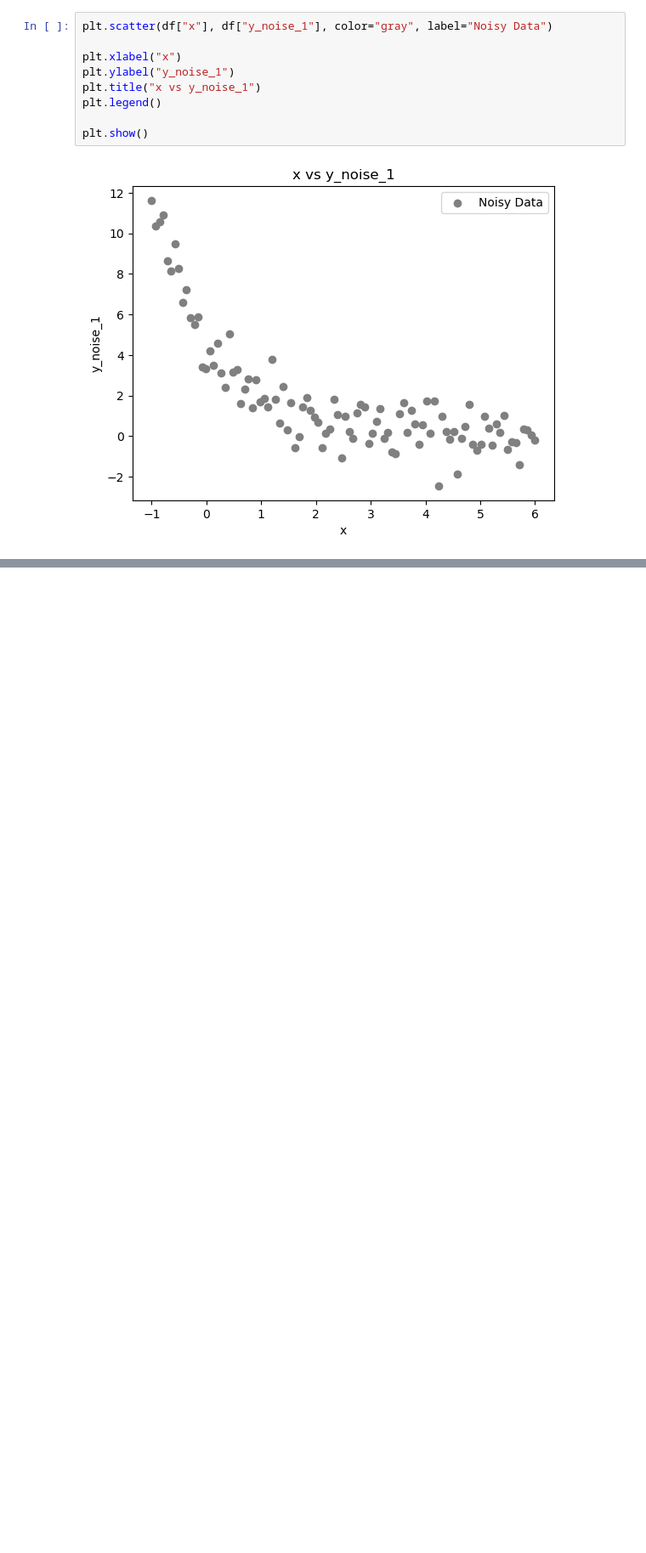
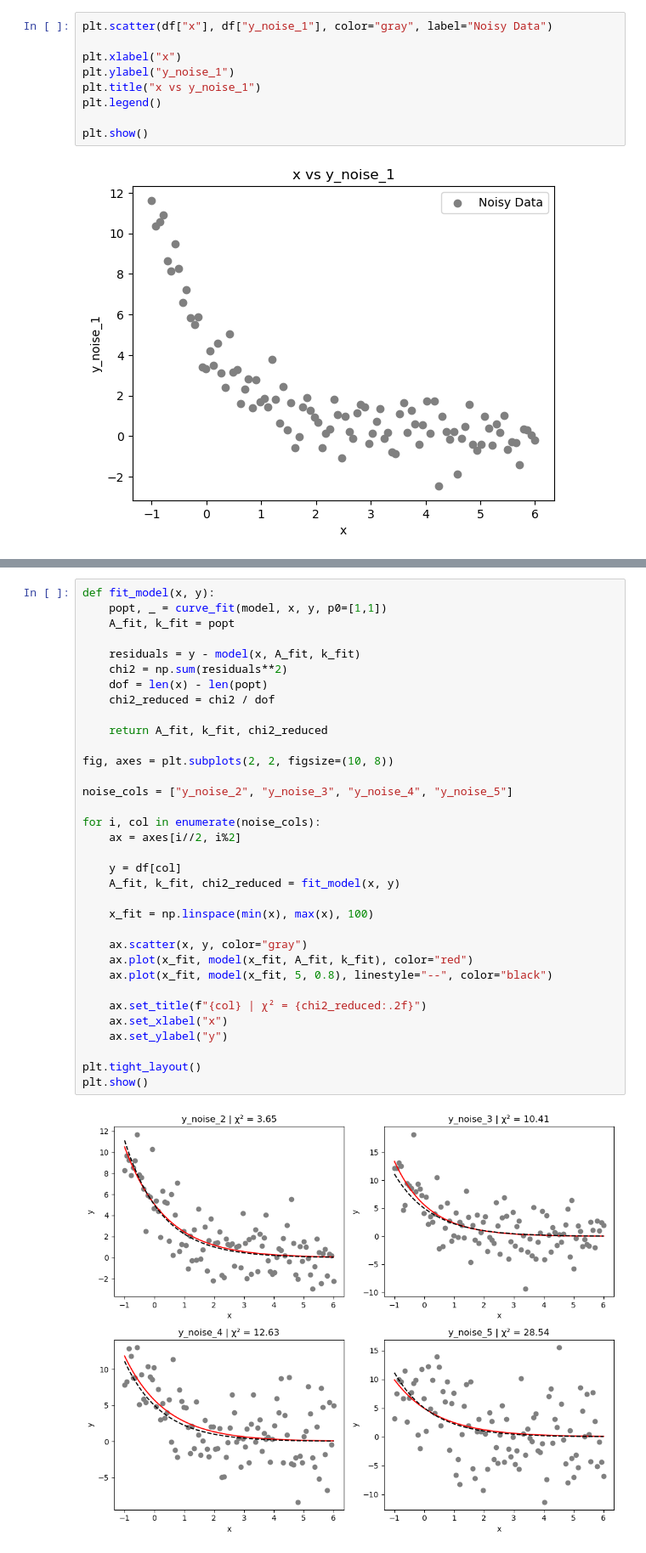
Before and after one commit to ojiugo-egeonu/Ojiugo, a Jupyter notebook: homework9/homework9.ipynb, the cells around one changed output, grey strips where cells are left out. Shown at 85% size. Cells and saved outputs as stored; diff of their text form; blank space fills up the shorter version.

```diff
--- a/homework9/homework9.ipynb
+++ b/homework9/homework9.ipynb
@@ -59,0 +107,36 @@ plt.show()
+# %%
+def fit_model(x, y):
+    popt, _ = curve_fit(model, x, y, p0=[1,1])
+    A_fit, k_fit = popt
+
+    residuals = y - model(x, A_fit, k_fit)
+    chi2 = np.sum(residuals**2)
+    dof = len(x) - len(popt)
+    chi2_reduced = chi2 / dof
+
+    return A_fit, k_fit, chi2_reduced
+
+fig, axes = plt.subplots(2, 2, figsize=(10, 8))
+
+noise_cols = ["y_noise_2", "y_noise_3", "y_noise_4", "y_noise_5"]
+
+for i, col in enumerate(noise_cols):
+    ax = axes[i//2, i%2]
+
+    y = df[col]
+    A_fit, k_fit, chi2_reduced = fit_model(x, y)
+
+    x_fit = np.linspace(min(x), max(x), 100)
+
+    ax.scatter(x, y, color="gray")
+    ax.plot(x_fit, model(x_fit, A_fit, k_fit), color="red")
+    ax.plot(x_fit, model(x_fit, 5, 0.8), linestyle="--", color="black")
+
+    ax.set_title(f"{col} | χ² = {chi2_reduced:.2f}")
+    ax.set_xlabel("x")
+    ax.set_ylabel("y")
+
+plt.tight_layout()
+plt.show()
+# %% [output]
+[figure, added]
```
Also changed, not shown: parts of 2 cells of this notebook, 3 other files.
